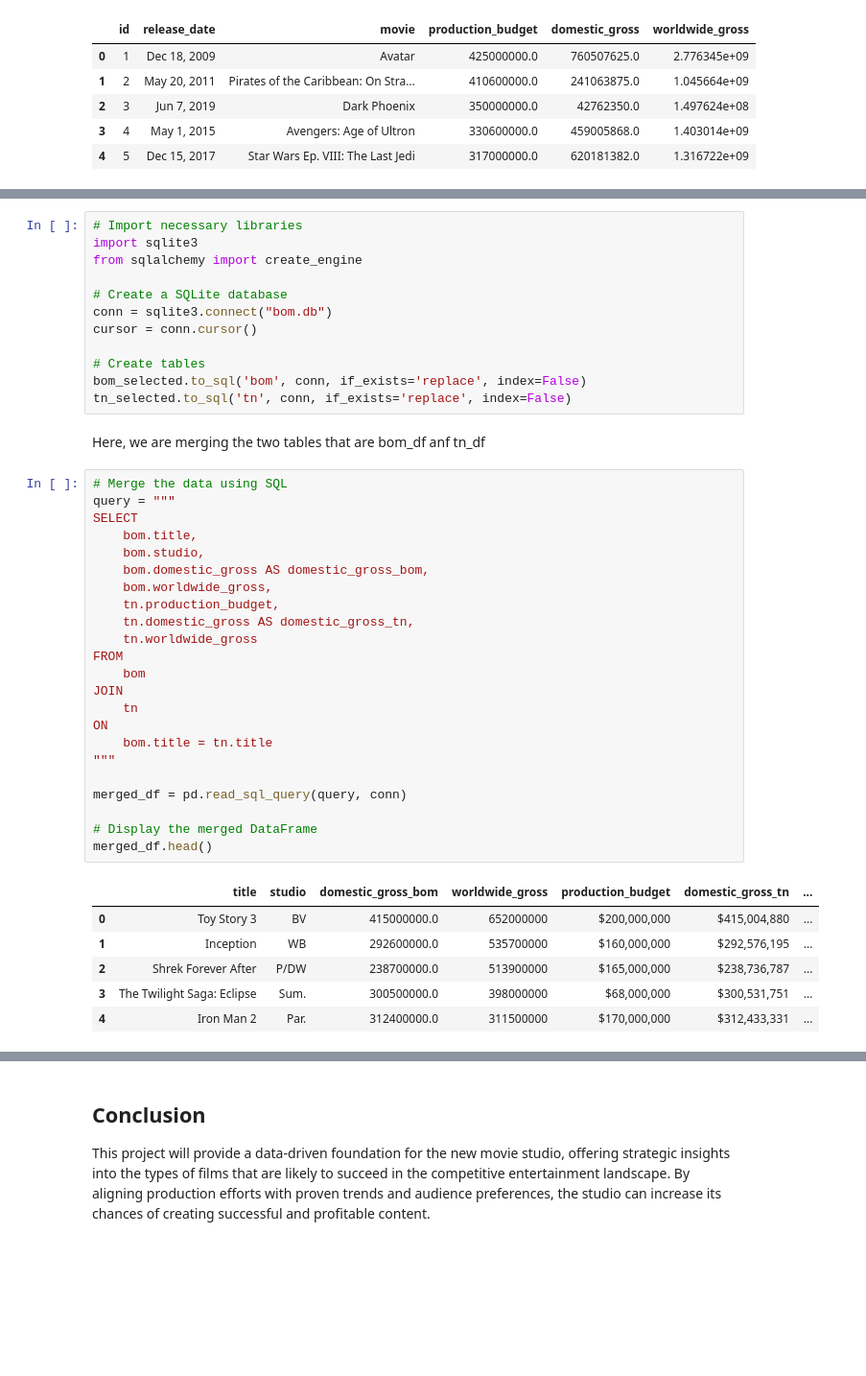
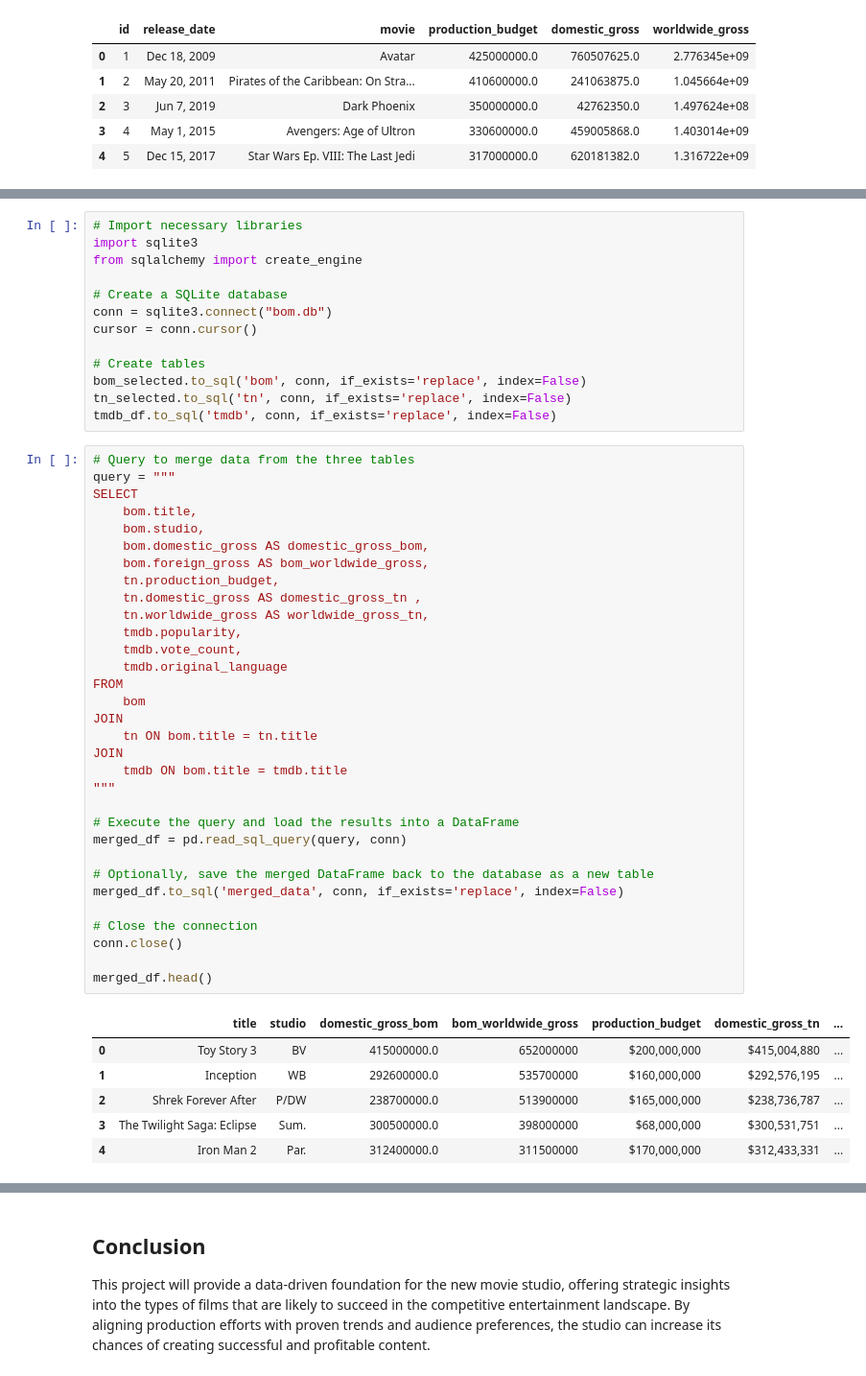
Before and after one commit to Tatianaceline/dsc-phase-2-project-v3, a Jupyter notebook: student.ipynb, the cells around one changed output, grey strips where cells are left out. Shown: that part at 96% size. Drawn from its saved outputs; the diff is of its cells as text; blank space fills up the shorter version.

```diff
--- a/student.ipynb
+++ b/student.ipynb
@@ -419,33 +432,41 @@ cursor = conn.cursor()
 # Create tables
 bom_selected.to_sql('bom', conn, if_exists='replace', index=False)
 tn_selected.to_sql('tn', conn, if_exists='replace', index=False)
+tmdb_df.to_sql('tmdb', conn, if_exists='replace', index=False)
-# %% [markdown]
-Here, we are merging the two tables that are bom_df anf tn_df
 # %%
-# Merge the data using SQL
+# Query to merge data from the three tables
 query = """
 SELECT
     bom.title,
     bom.studio,
     bom.domestic_gross AS domestic_gross_bom,
-    bom.worldwide_gross,
+    bom.foreign_gross AS bom_worldwide_gross,
     tn.production_budget,
-    tn.domestic_gross AS domestic_gross_tn,
-    tn.worldwide_gross
+    tn.domestic_gross AS domestic_gross_tn ,
+    tn.worldwide_gross AS worldwide_gross_tn,
+    tmdb.popularity,
+    tmdb.vote_count,
+    tmdb.original_language
 FROM
     bom
 JOIN
-    tn
-ON
-    bom.title = tn.title
+    tn ON bom.title = tn.title
+JOIN
+    tmdb ON bom.title = tmdb.title
 """
 
+# Execute the query and load the results into a DataFrame
 merged_df = pd.read_sql_query(query, conn)
 
-# Display the merged DataFrame
+# Optionally, save the merged DataFrame back to the database as a new table
+merged_df.to_sql('merged_data', conn, if_exists='replace', index=False)
+
+# Close the connection
+conn.close()
+
 merged_df.head()
 # %% [output]
-|  | title | studio | domestic_gross_bom | worldwide_gross | production_budget | domestic_gross_tn | ... |
+|  | title | studio | domestic_gross_bom | bom_worldwide_gross | production_budget | domestic_gross_tn | ... |
 | 0 | Toy Story 3 | BV | 415000000.0 | 652000000 | $200,000,000 | $415,004,880 | ... |
 | 1 | Inception | WB | 292600000.0 | 535700000 | $160,000,000 | $292,576,195 | ... |
 | 2 | Shrek Forever After | P/DW | 238700000.0 | 513900000 | $165,000,000 | $238,736,787 | ... |
```
Also changed, not shown: parts of 32 cells of this notebook.
